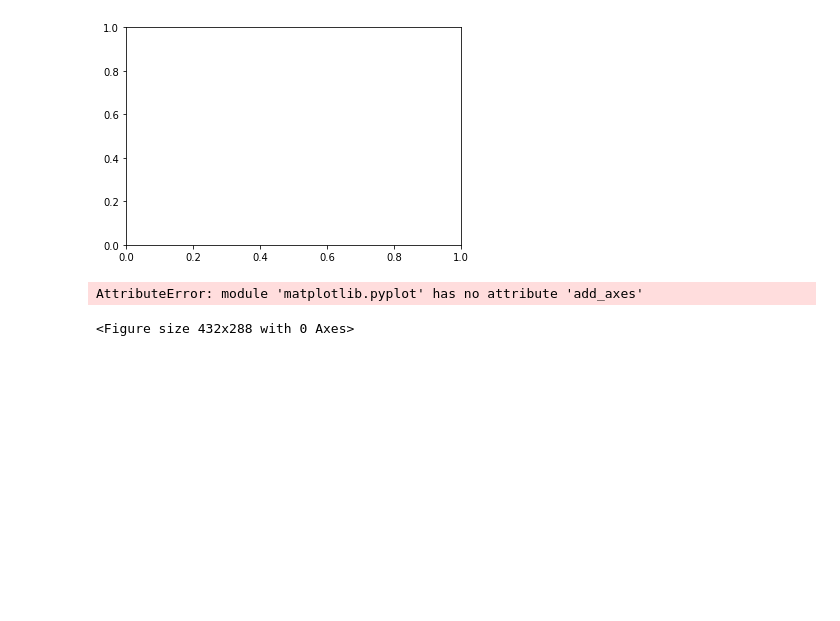
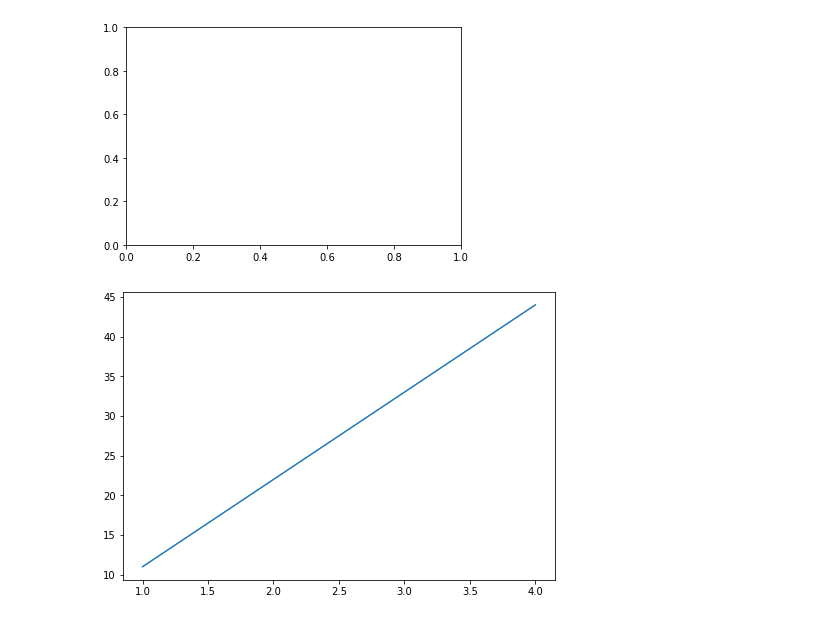
Before and after one commit to TanujaShinde04/DataAnalysis-MachineLearning-NeuralNetworks_Udemy, a Jupyter notebook: Introduction_to_Matplotlib.ipynb, the cells around one changed output. Cells and saved outputs as stored; diff of their text form; code cells hidden in the pictures; blank space fills up the shorter version.

Commit message:
introduction to matplotlib

```diff
--- a/Introduction_to_Matplotlib.ipynb
+++ b/Introduction_to_Matplotlib.ipynb
@@ -35,10 +35,9 @@ ax= fig.add_subplot()
 # %%
 # 2nd method
 
 fig= plt.figure()
-ax= plt.add_axes([1,1,1,1])
+ax= fig.add_axes([1,1,1,1])
 ax.plot(x,y)
 plt.show()
 # %% [output]
-AttributeError: module 'matplotlib.pyplot' has no attribute 'add_axes'
-<Figure size 432x288 with 0 Axes>
+[figure, added]
```
Also changed, not shown: parts of 1 cell of this notebook.
